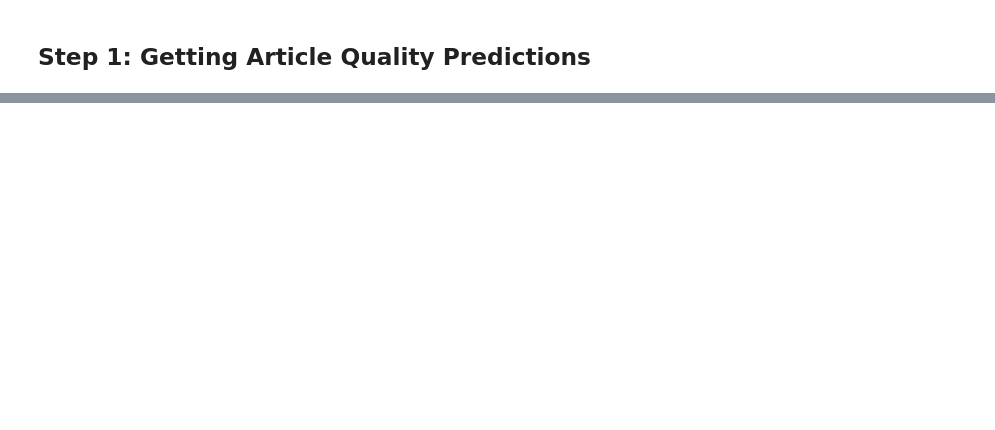
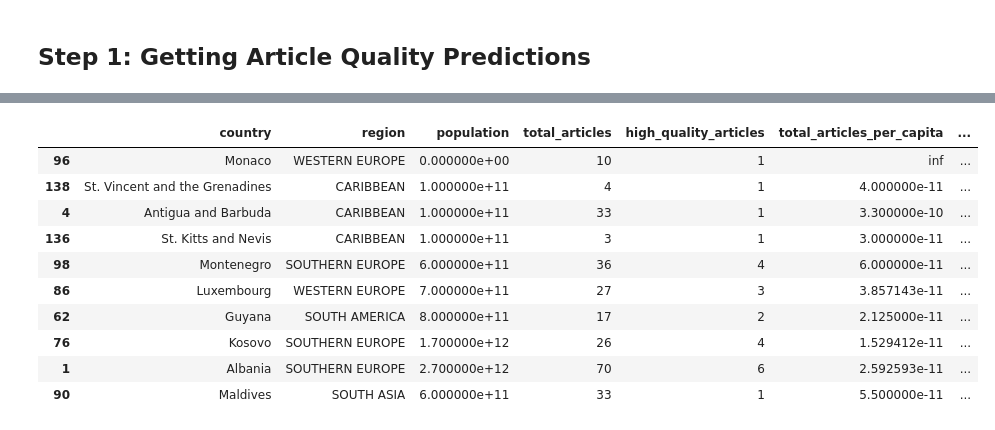
Before and after one commit to salelbakri/data-512-homework_2, a Jupyter notebook: HW2_code.ipynb, the cells around one changed output, grey strips where cells are left out. Drawn from its saved outputs; the diff is of its cells as text; code cells hidden in the pictures; blank space fills up the shorter version.

```diff
--- a/HW2_code.ipynb
+++ b/HW2_code.ipynb
@@ -26,0 +570,16 @@ FileNotFoundError: [Errno 2] No such file or directory: '/data/politicians_by_co
+# %%
+# Sort by high quality articles per capita and select the top 10
+top_10_high_quality = analysis_df.sort_values(by='high_quality_articles_per_capita', ascending=False).head(10)
+top_10_high_quality
+# %% [output]
+|  | country | region | population | total_articles | high_quality_articles | total_articles_per_capita | ... |
+| 96 | Monaco | WESTERN EUROPE | 0.000000e+00 | 10 | 1 | inf | ... |
+| 138 | St. Vincent and the Grenadines | CARIBBEAN | 1.000000e+11 | 4 | 1 | 4.000000e-11 | ... |
+| 4 | Antigua and Barbuda | CARIBBEAN | 1.000000e+11 | 33 | 1 | 3.300000e-10 | ... |
+| 136 | St. Kitts and Nevis | CARIBBEAN | 1.000000e+11 | 3 | 1 | 3.000000e-11 | ... |
+| 98 | Montenegro | SOUTHERN EUROPE | 6.000000e+11 | 36 | 4 | 6.000000e-11 | ... |
+| 86 | Luxembourg | WESTERN EUROPE | 7.000000e+11 | 27 | 3 | 3.857143e-11 | ... |
+| 62 | Guyana | SOUTH AMERICA | 8.000000e+11 | 17 | 2 | 2.125000e-11 | ... |
+| 76 | Kosovo | SOUTHERN EUROPE | 1.700000e+12 | 26 | 4 | 1.529412e-11 | ... |
+| 1 | Albania | SOUTHERN EUROPE | 2.700000e+12 | 70 | 6 | 2.592593e-11 | ... |
+| 90 | Maldives | SOUTH ASIA | 6.000000e+11 | 33 | 1 | 5.500000e-11 | ... |
```
Also changed, not shown: parts of 24 cells of this notebook.
